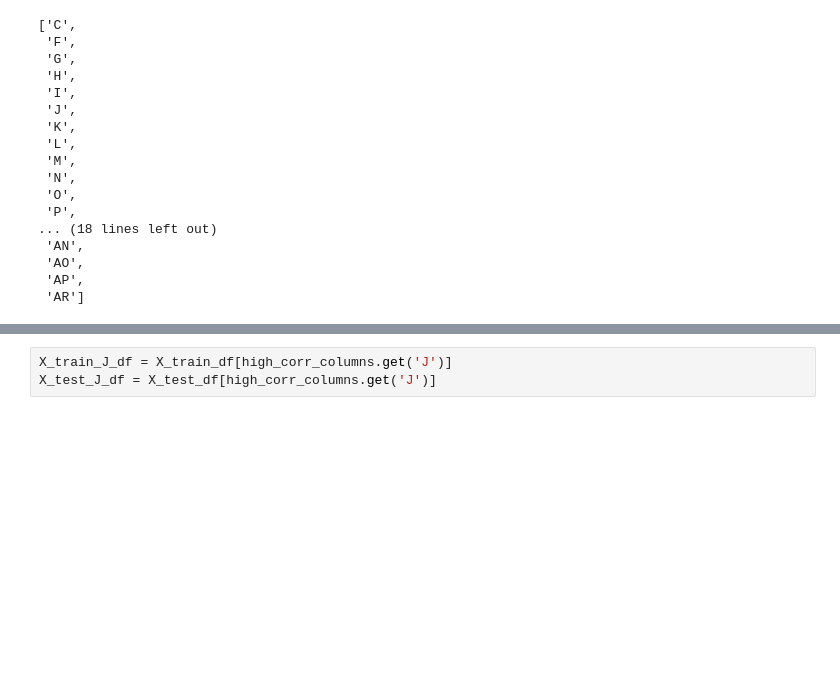
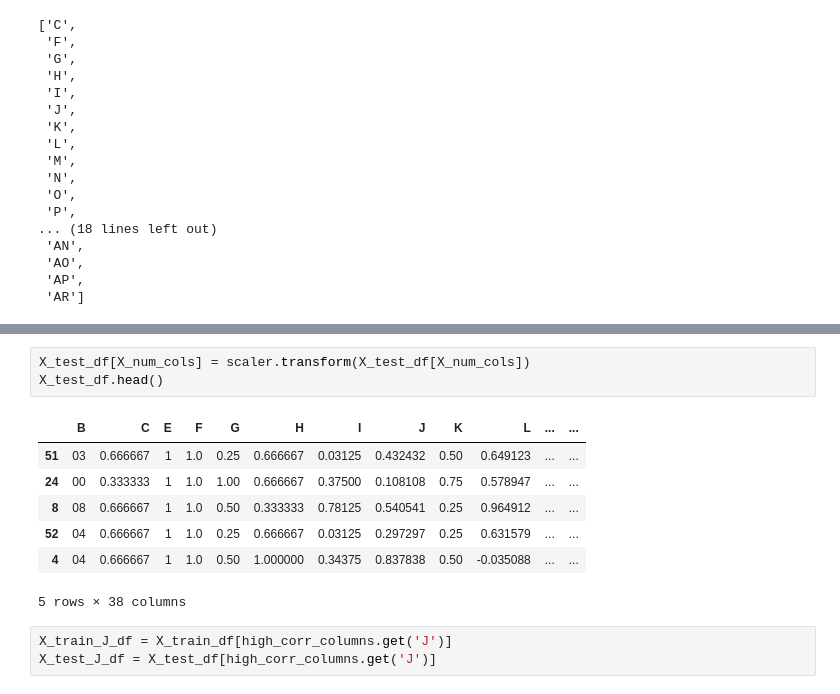
Before and after one commit to beryl-07/data-science-mini-project, a Jupyter notebook: main.ipynb, the cells around one changed output, grey strips where cells are left out. Cells and saved outputs as stored; diff of their text form; blank space fills up the shorter version.

```diff
--- a/main.ipynb
+++ b/main.ipynb
@@ -321,3 +331,14 @@ X_train_df.head()
+# %%
+X_test_df[X_num_cols] = scaler.transform(X_test_df[X_num_cols])
+X_test_df.head()
+# %% [output]
+|  | B | C | E | F | G | H | I | J | K | L | ... | ... |
+| 51 | 03 | 0.666667 | 1 | 1.0 | 0.25 | 0.666667 | 0.03125 | 0.432432 | 0.50 | 0.649123 | ... | ... |
+| 24 | 00 | 0.333333 | 1 | 1.0 | 1.00 | 0.666667 | 0.37500 | 0.108108 | 0.75 | 0.578947 | ... | ... |
+| 8 | 08 | 0.666667 | 1 | 1.0 | 0.50 | 0.333333 | 0.78125 | 0.540541 | 0.25 | 0.964912 | ... | ... |
+| 52 | 04 | 0.666667 | 1 | 1.0 | 0.25 | 0.666667 | 0.03125 | 0.297297 | 0.25 | 0.631579 | ... | ... |
+| 4 | 04 | 0.666667 | 1 | 1.0 | 0.50 | 1.000000 | 0.34375 | 0.837838 | 0.50 | -0.035088 | ... | ... |
+5 rows × 38 columns
 # %%
 X_train_J_df = X_train_df[high_corr_columns.get('J')]
 X_test_J_df = X_test_df[high_corr_columns.get('J')]
```
Also changed, not shown: parts of 5 cells of this notebook.
